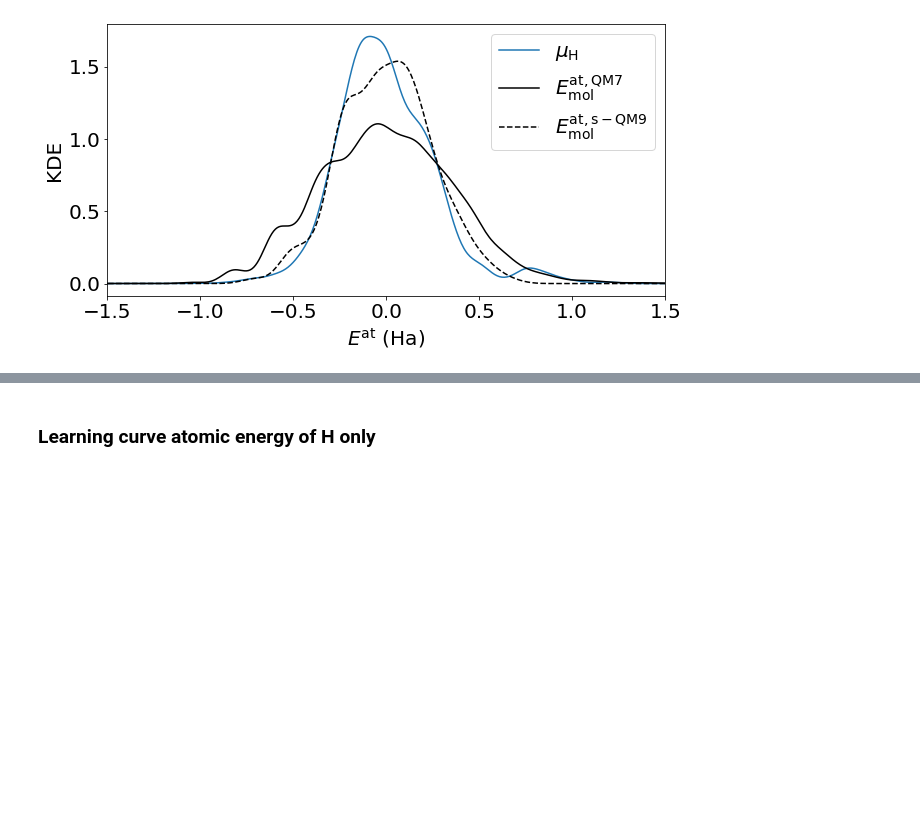
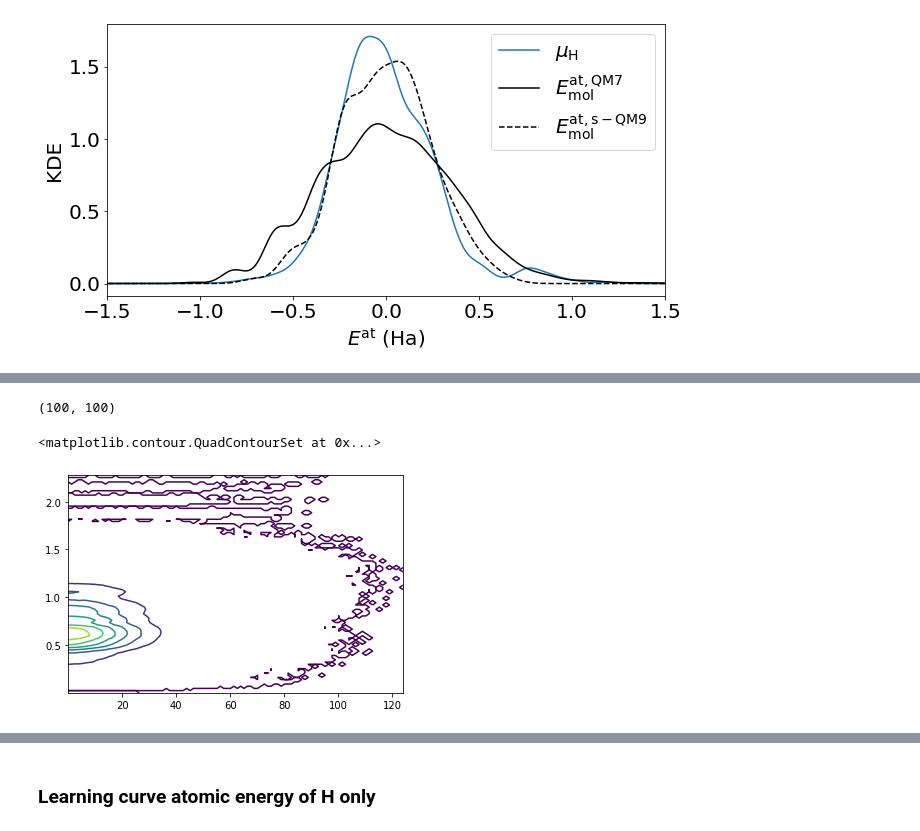
Before and after one commit to ferchault/APDFT, a Jupyter notebook: prototyping/atomic_energies/analysis/machine_learning/analysis_atomic_properties.ipynb, the cells around one changed output, grey strips where cells are left out. Drawn from its saved outputs; the diff is of its cells as text; code cells hidden in the pictures; blank space fills up the shorter version.

```diff
--- a/prototyping/atomic_energies/analysis/machine_learning/analysis_atomic_properties.ipynb
+++ b/prototyping/atomic_energies/analysis/machine_learning/analysis_atomic_properties.ipynb
@@ -301,0 +367,24 @@ plt.savefig(directory+'kde_qm7_qm9_muH.png', bbox_inches = 'tight')
+# %%
+alch_matrices = dict()
+for Z in el_reps.keys():
+    alch_matrices[Z] = get_property_matrix(el_alch_pots[Z])
+# %%
+atomic_matrices = dict()
+for Z in el_reps.keys():
+    atomic_matrices[Z] = get_property_matrix(el_atomic_en[Z])
+# %%
+ind = dict()
+for Z in dmatrices.keys():
+    ind[Z] = np.triu_indices(len(dmatrices[Z]), k=1)
+# %%
+Z=1.0
+hist = np.histogram2d(dmatrices[Z][ind[Z]], alch_matrices[Z][ind[Z]], bins=100)
+# %%
+hist[0].shape
+# %% [output]
+(100, 100)
+# %%
+plt.contour(hist[1][:-1], hist[2][:-1], hist[0])
+# %% [output]
+<matplotlib.contour.QuadContourSet at 0x...>
+[figure, added]
```
Also changed, not shown: parts of 6 cells of this notebook, 2 other files.
